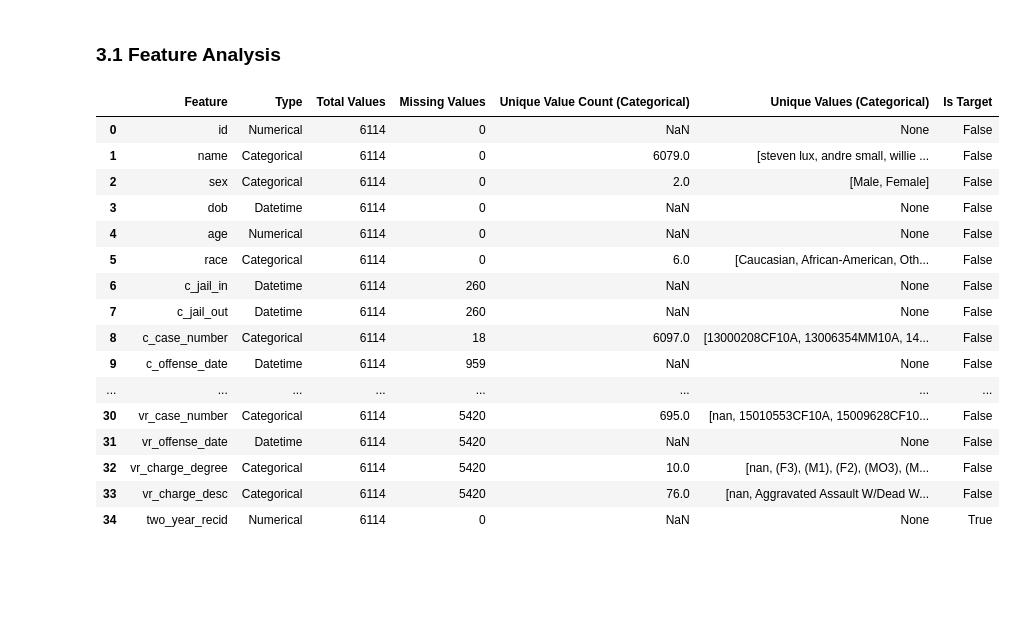
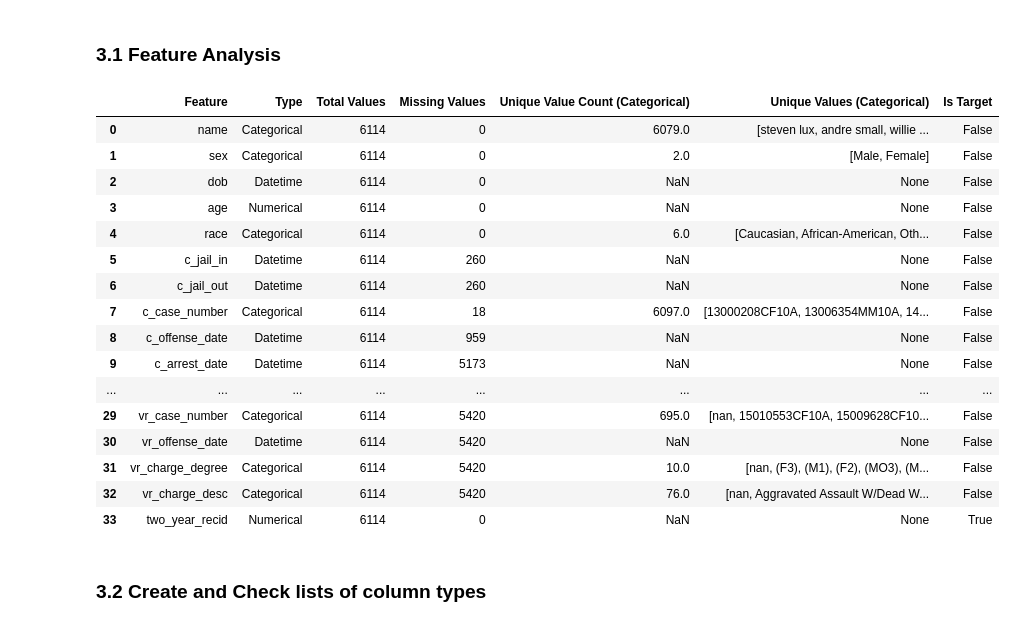
Before and after one commit to Ricky2080/capstone-project, a Jupyter notebook: Capstone Exploratory Data Analysis.ipynb, the cells around one changed output. Cells and saved outputs as stored; diff of their text form; code cells hidden in the pictures; blank space fills up the shorter version.

```diff
--- a/Capstone Exploratory Data Analysis.ipynb
+++ b/Capstone Exploratory Data Analysis.ipynb
@@ -10,7 +10,7 @@ import numpy as np
 ## 2. Load Data
 # %%
 def load_data(file):
-    df = pd.read_csv(os.path.join("data", file))
+    df = pd.read_csv(os.path.join("data", file),index_col='id')
     return df
 data = load_data("two-years-recid.csv")
 data.head()
@@ -59,13 +60,13 @@ data.describe()
 # %% [markdown]
 ### 3.1 Feature Analysis
 # %%
-def analyze_dataset(df, target_columns, datetime_columns=None):
+def analyze_dataset(df, target, datetime_columns=None):
     """
     Analyzes the dataset for key characteristics, including feature type, missing values, and target identification.
 
     Parameters:
     - df (pd.DataFrame): The dataset to analyze.
-    - target_columns (list): A list of columns that represent targets.
+    - targe (list): A list of columns that represent targets.
     - datetime_columns (list): A list of columns to explicitly convert to datetime objects.
 
     Returns:
@@ -110,7 +111,7 @@ def analyze_dataset(df, target_columns, datetime_columns=None):
             feature_analysis['Unique Values (Categorical)'].append(unique_vals)
 
         # Identify if the column is a feature or a target
-        feature_analysis['Is Target'].append(col in target_columns)
+        feature_analysis['Is Target'].append(col in target)
 
     # Create a DataFrame from the analysis dictionary
     feature_analysis_df = pd.DataFrame(feature_analysis)
@@ -118,34 +119,36 @@ def analyze_dataset(df, target_columns, datetime_columns=None):
     return feature_analysis_df
 # %%
 # Define your target columns
-target_columns = ['two_year_recid']
+target = ['two_year_recid']
 datetime_columns = ['dob','c_jail_in',
                     'c_jail_out',
                     'c_offense_date',
                     'c_arrest_date',
                     'compas_screening_date',
                     'r_offense_date',
                     'vr_offense_date'
                    ]
 
 # Call the function
-analysis_results = analyze_dataset(data, target_columns,datetime_columns)
+analysis_results = analyze_dataset(data, target,datetime_columns)
 analysis_results
 # %% [output]
 |  | Feature | Type | Total Values | Missing Values | Unique Value Count (Categorical) | Unique Values (Categorical) | Is Target |
-| 0 | id | Numerical | 6114 | 0 | NaN | None | False |
-| 1 | name | Categorical | 6114 | 0 | 6079.0 | [steven lux, andre small, willie ... | False |
-| 2 | sex | Categorical | 6114 | 0 | 2.0 | [Male, Female] | False |
-| 3 | dob | Datetime | 6114 | 0 | NaN | None | False |
-| 4 | age | Numerical | 6114 | 0 | NaN | None | False |
-| 5 | race | Categorical | 6114 | 0 | 6.0 | [Caucasian, African-American, Oth... | False |
-| 6 | c_jail_in | Datetime | 6114 | 260 | NaN | None | False |
-| 7 | c_jail_out | Datetime | 6114 | 260 | NaN | None | False |
-| 8 | c_case_number | Categorical | 6114 | 18 | 6097.0 | [13000208CF10A, 13006354MM10A, 14... | False |
-| 9 | c_offense_date | Datetime | 6114 | 959 | NaN | None | False |
+| 0 | name | Categorical | 6114 | 0 | 6079.0 | [steven lux, andre small, willie ... | False |
+| 1 | sex | Categorical | 6114 | 0 | 2.0 | [Male, Female] | False |
+| 2 | dob | Datetime | 6114 | 0 | NaN | None | False |
+| 3 | age | Numerical | 6114 | 0 | NaN | None | False |
+| 4 | race | Categorical | 6114 | 0 | 6.0 | [Caucasian, African-American, Oth... | False |
+| 5 | c_jail_in | Datetime | 6114 | 260 | NaN | None | False |
+| 6 | c_jail_out | Datetime | 6114 | 260 | NaN | None | False |
+| 7 | c_case_number | Categorical | 6114 | 18 | 6097.0 | [13000208CF10A, 13006354MM10A, 14... | False |
+| 8 | c_offense_date | Datetime | 6114 | 959 | NaN | None | False |
+| 9 | c_arrest_date | Datetime | 6114 | 5173 | NaN | None | False |
 | ... | ... | ... | ... | ... | ... | ... | ... |
-| 30 | vr_case_number | Categorical | 6114 | 5420 | 695.0 | [nan, 15010553CF10A, 15009628CF10... | False |
-| 31 | vr_offense_date | Datetime | 6114 | 5420 | NaN | None | False |
-| 32 | vr_charge_degree | Categorical | 6114 | 5420 | 10.0 | [nan, (F3), (M1), (F2), (MO3), (M... | False |
-| 33 | vr_charge_desc | Categorical | 6114 | 5420 | 76.0 | [nan, Aggravated Assault W/Dead W... | False |
-| 34 | two_year_recid | Numerical | 6114 | 0 | NaN | None | True |
+| 29 | vr_case_number | Categorical | 6114 | 5420 | 695.0 | [nan, 15010553CF10A, 15009628CF10... | False |
+| 30 | vr_offense_date | Datetime | 6114 | 5420 | NaN | None | False |
+| 31 | vr_charge_degree | Categorical | 6114 | 5420 | 10.0 | [nan, (F3), (M1), (F2), (MO3), (M... | False |
+| 32 | vr_charge_desc | Categorical | 6114 | 5420 | 76.0 | [nan, Aggravated Assault W/Dead W... | False |
+| 33 | two_year_recid | Numerical | 6114 | 0 | NaN | None | True |
+# %% [markdown]
+### 3.2 Create and Check lists of column types
```
Also changed, not shown: parts of 40 cells of this notebook, 10 other files.
